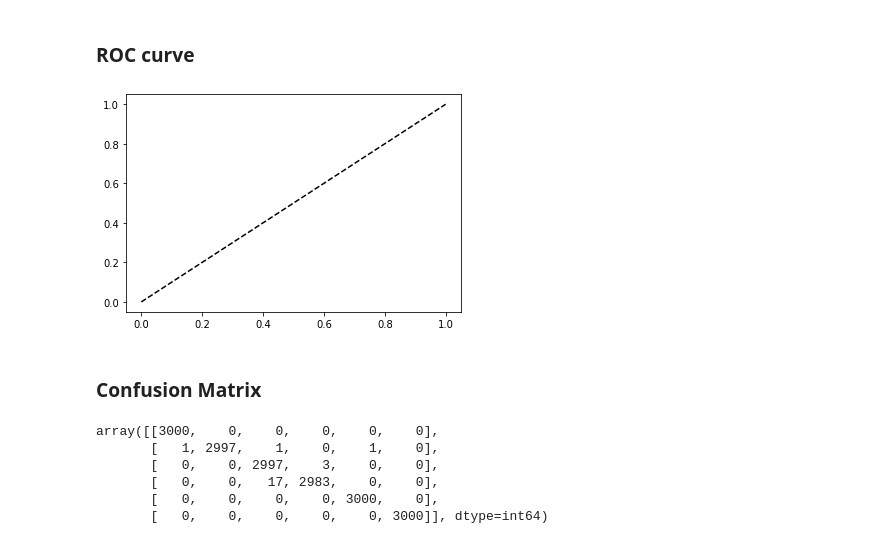
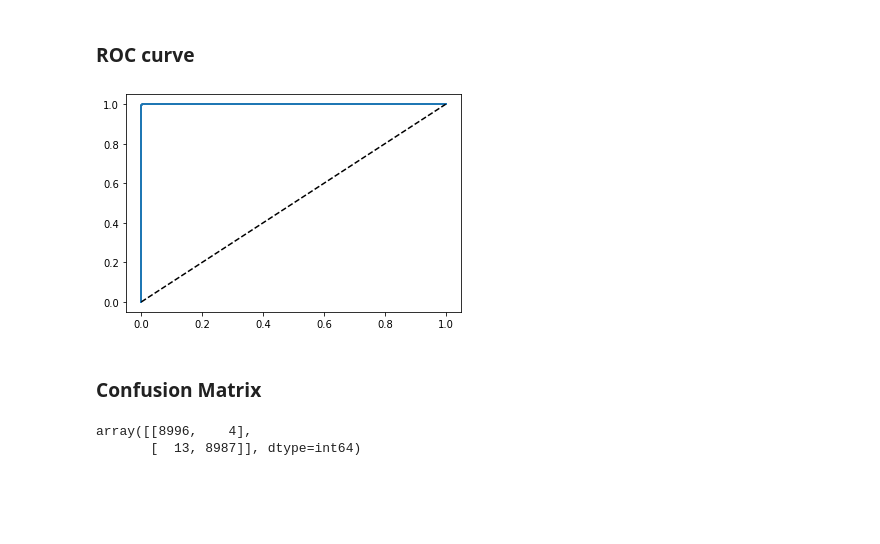
Before and after one commit to rezar12/DataScience_and_ANN, a Jupyter notebook: finger_reko/finger_recognition.ipynb, the cells around one changed output. Cells and saved outputs as stored; diff of their text form; code cells hidden in the pictures; blank space fills up the shorter version.

```diff
--- a/finger_reko/finger_recognition.ipynb
+++ b/finger_reko/finger_recognition.ipynb
@@ -132,0 +130,9 @@ ytrain.shape
+# %%
+from sklearn.preprocessing import LabelBinarizer
+
+ytrain = train['hand']
+
+encoder = LabelEncoder()
+ytrain = encoder.fit_transform(ytrain)
+
+ytrain.shape
@@ -154,8 +163,8 @@ t2-t1
 # check if faster
 from sklearn.decomposition import IncrementalPCA
 t1 = time.time()
-n_batches = 100
-inc_pca = IncrementalPCA(n_components=0.95)
+n_batches = 50
+inc_pca = IncrementalPCA(n_components=350)
 for X_batch in np.array_split(xtrain_s, n_batches):
     inc_pca.partial_fit(X_batch)
 
@@ -169,13 +180,13 @@ dimension reduction from 16384 to 336 after PCA preserving 95% of variance
 # %% [markdown]
 Limit dataset for speed up tests
 # %%
-trainsize = 2000
-testsize = 400
+# trainsize = 2000
+# testsize = 400
 
-xtrain_s = xtrain_s[:trainsize]
-xtest_s = xtrain_s[:testsize]
-ytrain = ytrain[:trainsize]
-ytest = ytest[:testsize]
+# xtrain_s = xtrain_s[:trainsize]
+# xtest_s = xtrain_s[:testsize]
+# ytrain = ytrain[:trainsize]
+# ytest = ytest[:testsize]
 # %% [markdown]
 ### Train some classifiers to make first evaluation
 # %%
@@ -264,27 +295,23 @@ y_scores = cross_val_predict(clf, X_reduced, ytrain, cv=3, method="decision_func
 # %%
 from sklearn.metrics import roc_curve
 
-fpr, tpr, thresholds = roc_curve(ytrain, y_scores,pos_label={'L','R'})
+fpr, tpr, thresholds = roc_curve(ytrain, y_scores)
 
 def plot_roc_curve(fpr, tpr, label=None):
     plt.plot(fpr, tpr, linewidth=2, label=label)
     plt.plot([0, 1], [0, 1], 'k--') # Dashed diagonal
 
 plot_roc_curve(fpr, tpr)
 plt.show()
 # %% [output]
-[figure, old version]
+[figure, new version]
 # %% [markdown]
 ### Confusion Matrix
 # %%
 confmatr
 # %% [output]
-array([[3000,    0,    0,    0,    0,    0],
-       [   1, 2997,    1,    0,    1,    0],
-       [   0,    0, 2997,    3,    0,    0],
-       [   0,    0,   17, 2983,    0,    0],
-       [   0,    0,    0,    0, 3000,    0],
-       [   0,    0,    0,    0,    0, 3000]], dtype=int64)
+array([[8996,    4],
+       [  13, 8987]], dtype=int64)
 # %%
 print(ytest[:15])
 ypred = classifier.predict(xtest_s[:15])
```
Also changed, not shown: parts of 14 cells of this notebook.
